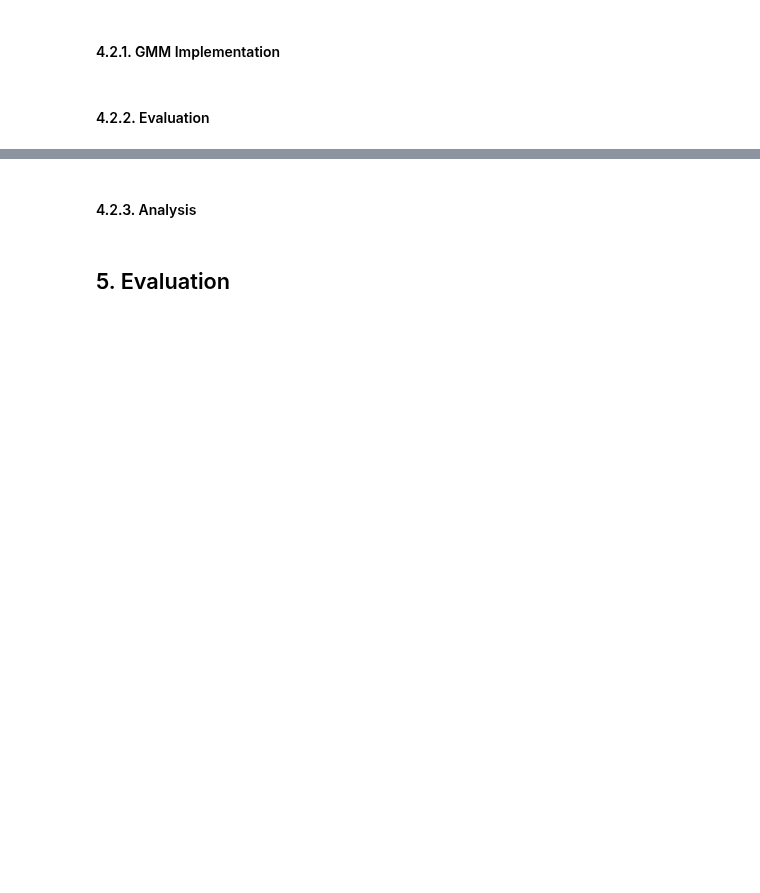
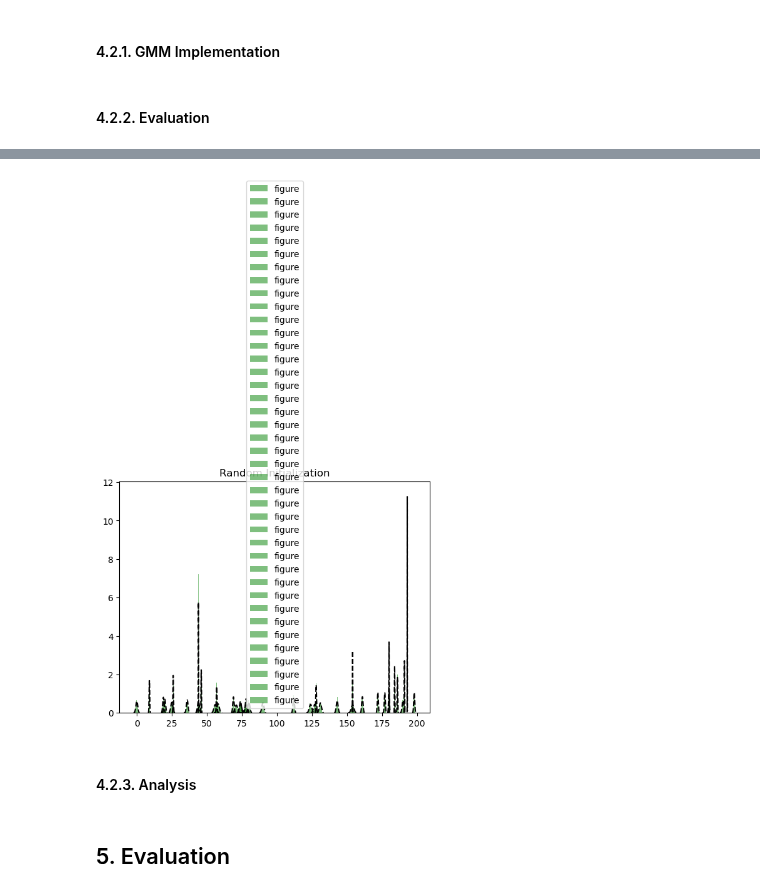
Before and after one commit to nouranKhalil/Face-Recognition, a Jupyter notebook: Face Recognition.ipynb, the cells around one changed output, grey strips where cells are left out. Saved outputs shown, nothing was run; the diff lists cells and outputs as text; code cells hidden in the pictures; blank space fills up the shorter version.

```diff
--- a/Face Recognition.ipynb
+++ b/Face Recognition.ipynb
@@ -243,3 +445,43 @@ Threshold 0.95: Train shape (200, 116), Test shape (200, 116)
+# %%
+from scipy.stats import norm
+
+def plot_pdf(mu,sigma,label,alpha=0.5,linestyle='k--',density=True,color='green'):
+    """
+    Plot 1-D data and its PDF curve.
+
+    Parameters
+    ----------
+    X : array-like, shape (n_samples,)
+        The input data.
+    """
+    # Compute the mean and standard deviation of the data
+
+    # Plot the data
+
+    X = norm.rvs(mu, sigma, size=1000)
+
+    plt.hist(X, bins=50, density=density, alpha=alpha,label=label,color=color)
+
+    # Plot the PDF
+    x = np.linspace(X.min(), X.max(), 1000)
+    y = norm.pdf(x, mu, sigma)
+    plt.plot(x, y, linestyle)
+
+def random_init(n_compenents):
+    """Initialize means, weights and variance randomly"""
+    pi = np.ones((n_compenents)) / n_compenents
+    means = np.random.choice(X_train_scaled.shape[0], n_compenents)
+    variances = np.random.random_sample(size=n_compenents)
+    for i in range(n_compenents):
+        plot_pdf(means[i],variances[i], "figure")
+
+    plt.title("Random Initialization")
+
+    plt.legend()
+    plt.show()
+random_init(40)
+# %% [output]
+[figure, added]
 # %% [markdown]
 #### 4.2.3. Analysis
 # %% [markdown]
```
Also changed, not shown: parts of 4 cells of this notebook, 1 other file.
